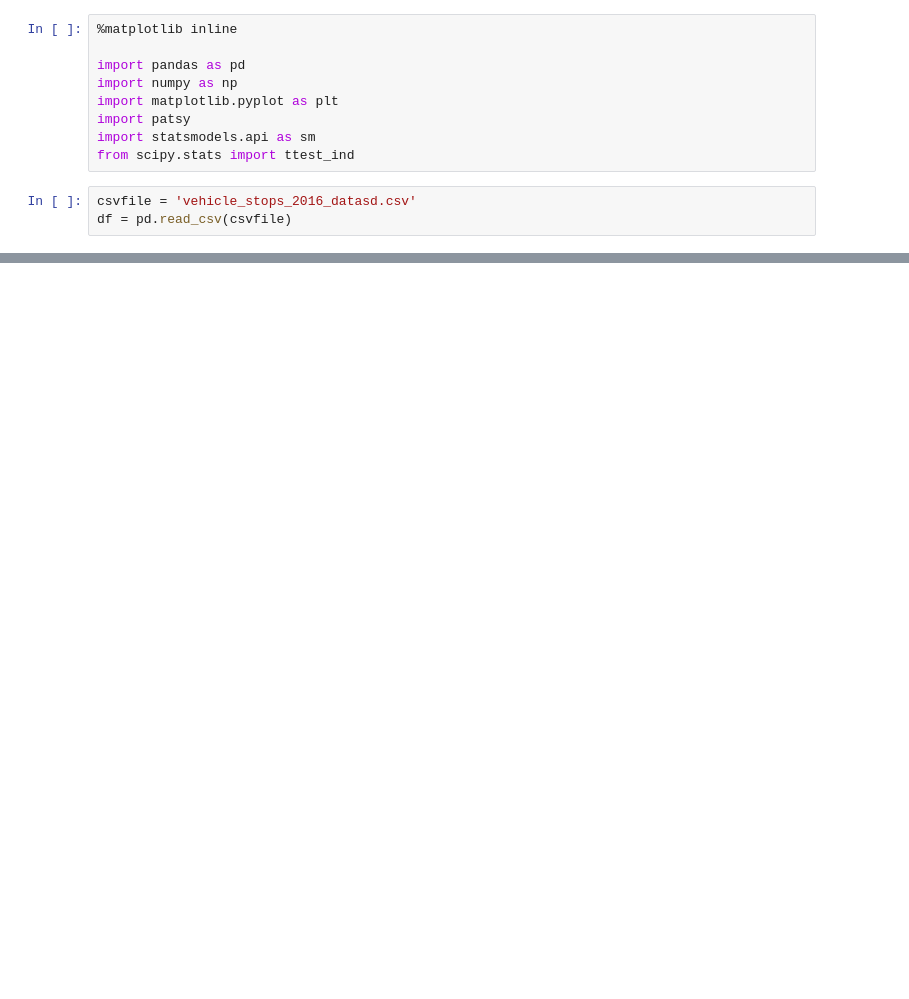
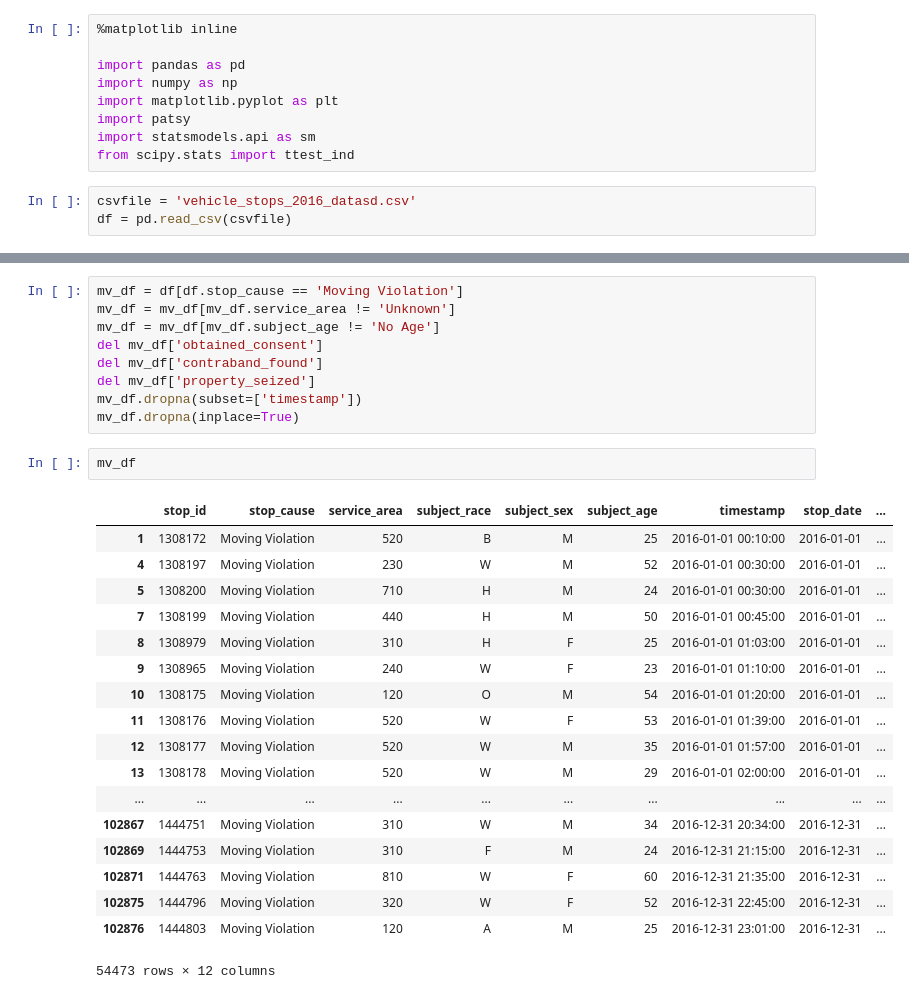
Before and after one commit to TomDonoghue/Pr_013, a Jupyter notebook: FinalProject.ipynb, the cells around one changed output, grey strips where cells are left out. Cells and saved outputs as stored; diff of their text form; blank space fills up the shorter version.

```diff
--- a/FinalProject.ipynb
+++ b/FinalProject.ipynb
@@ -32,0 +34,30 @@ print(df)
+# %%
+mv_df = df[df.stop_cause == 'Moving Violation']
+mv_df = mv_df[mv_df.service_area != 'Unknown']
+mv_df = mv_df[mv_df.subject_age != 'No Age']
+del mv_df['obtained_consent']
+del mv_df['contraband_found']
+del mv_df['property_seized']
+mv_df.dropna(subset=['timestamp'])
+mv_df.dropna(inplace=True)
+# %%
+mv_df
+# %% [output]
+|  | stop_id | stop_cause | service_area | subject_race | subject_sex | subject_age | timestamp | stop_date | ... |
+| 1 | 1308172 | Moving Violation | 520 | B | M | 25 | 2016-01-01 00:10:00 | 2016-01-01 | ... |
+| 4 | 1308197 | Moving Violation | 230 | W | M | 52 | 2016-01-01 00:30:00 | 2016-01-01 | ... |
+| 5 | 1308200 | Moving Violation | 710 | H | M | 24 | 2016-01-01 00:30:00 | 2016-01-01 | ... |
+| 7 | 1308199 | Moving Violation | 440 | H | M | 50 | 2016-01-01 00:45:00 | 2016-01-01 | ... |
+| 8 | 1308979 | Moving Violation | 310 | H | F | 25 | 2016-01-01 01:03:00 | 2016-01-01 | ... |
+| 9 | 1308965 | Moving Violation | 240 | W | F | 23 | 2016-01-01 01:10:00 | 2016-01-01 | ... |
+| 10 | 1308175 | Moving Violation | 120 | O | M | 54 | 2016-01-01 01:20:00 | 2016-01-01 | ... |
+| 11 | 1308176 | Moving Violation | 520 | W | F | 53 | 2016-01-01 01:39:00 | 2016-01-01 | ... |
+| 12 | 1308177 | Moving Violation | 520 | W | M | 35 | 2016-01-01 01:57:00 | 2016-01-01 | ... |
+| 13 | 1308178 | Moving Violation | 520 | W | M | 29 | 2016-01-01 02:00:00 | 2016-01-01 | ... |
+| ... | ... | ... | ... | ... | ... | ... | ... | ... | ... |
+| 102867 | 1444751 | Moving Violation | 310 | W | M | 34 | 2016-12-31 20:34:00 | 2016-12-31 | ... |
+| 102869 | 1444753 | Moving Violation | 310 | F | M | 24 | 2016-12-31 21:15:00 | 2016-12-31 | ... |
+| 102871 | 1444763 | Moving Violation | 810 | W | F | 60 | 2016-12-31 21:35:00 | 2016-12-31 | ... |
+| 102875 | 1444796 | Moving Violation | 320 | W | F | 52 | 2016-12-31 22:45:00 | 2016-12-31 | ... |
+| 102876 | 1444803 | Moving Violation | 120 | A | M | 25 | 2016-12-31 23:01:00 | 2016-12-31 | ... |
+54473 rows × 12 columns
```
Also changed, not shown: parts of 2 cells of this notebook.
